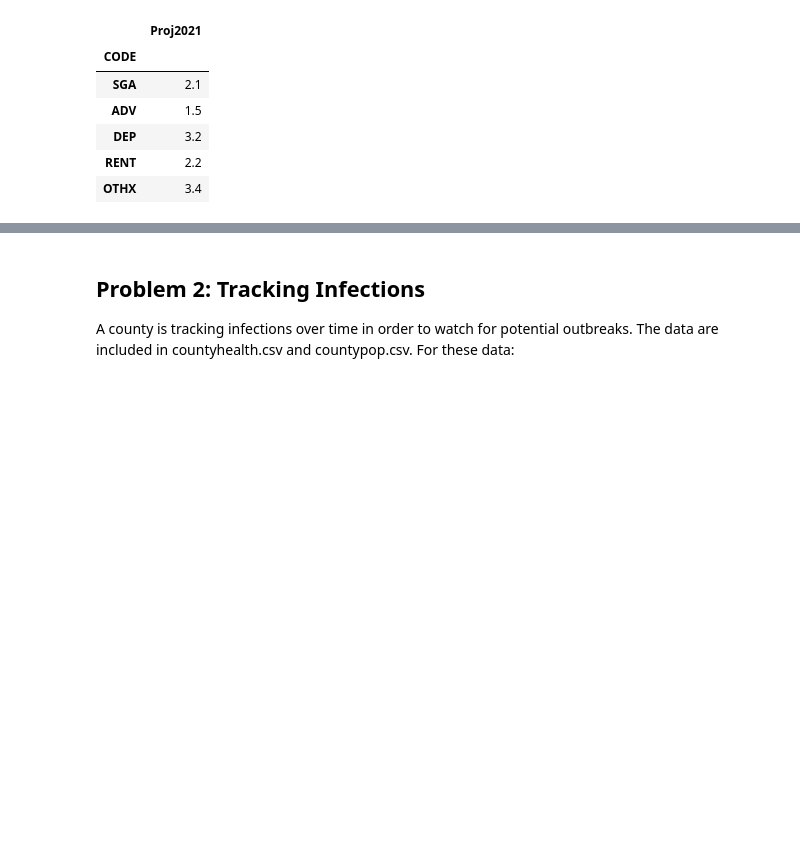
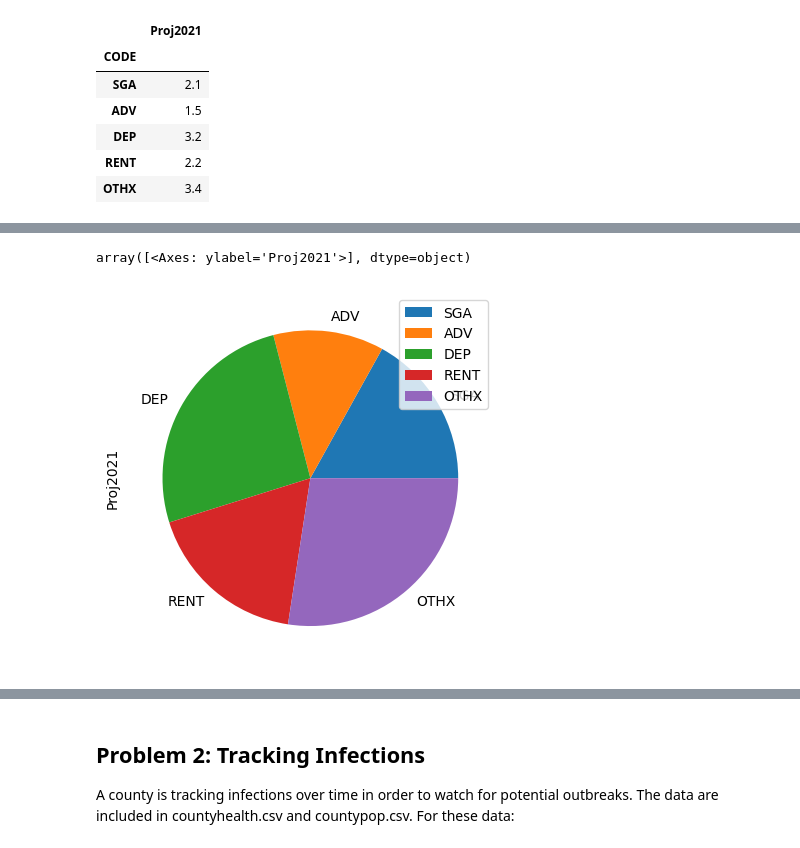
Before and after one commit to AndrewPiasecki/PythonCourse, a Jupyter notebook: Andrew_Piasecki_Assignment5.ipynb, the cells around one changed output, grey strips where cells are left out. Saved outputs shown, nothing was run; the diff lists cells and outputs as text; code cells hidden in the pictures; blank space fills up the shorter version.

```diff
--- a/Andrew_Piasecki_Assignment5.ipynb
+++ b/Andrew_Piasecki_Assignment5.ipynb
@@ -112,7 +112,7 @@ b) a clustered bar chart of sales over time that includes both divisions’ sale
 c) two separate pie charts, one for each division, showing the different kinds of expenses forecasted for 2021
 # %%
 # reload data for division A
-dfdivaproj = pd.read_csv('diva-incstmt.csv', skiprows=5, usecols=[0, 5])
+dfdivaproj = pd.read_csv('/content/sample_data/diva-incstmt.csv', skiprows=5, usecols=[0, 5])
 dfdivaproj = dfdivaproj[dfdivaproj.CODE.notna()]
 dfdivaproj
 # %% [output]
@@ -129,6 +129,9 @@ dfdivaproj
 | 12 | EBT | 15.2 |
 # %%
 # filter in expense related items
+
+dfdivaproj = dfdivaproj[dfdivaproj['CODE'].isin(['SGA', 'ADV', 'DEP', 'RENT', 'OTHX'])]
+dfdivaproj
 # %% [output]
 |  | CODE | Proj2021 |
 | 5 | SGA | 2.1 |
@@ -138,7 +141,8 @@ dfdivaproj
 | 9 | OTHX | 3.4 |
 # %%
 # set CODE as index
-dfdivaproj =
+dfdivaproj = dfdivaproj.set_index(['CODE'])
+dfdivaproj
 # %% [output]
 |  | Proj2021 |
 | CODE |  |
@@ -154,2 +154,7 @@ dfdivaproj =
+# %%
+dfdivaproj.plot(kind = 'pie', subplots = True)
+# %% [output]
+array([<Axes: ylabel='Proj2021'>], dtype=object)
+[figure, added]
 # %%
 # create sales DataFrame for division B
```
Also changed, not shown: parts of 11 cells of this notebook.
